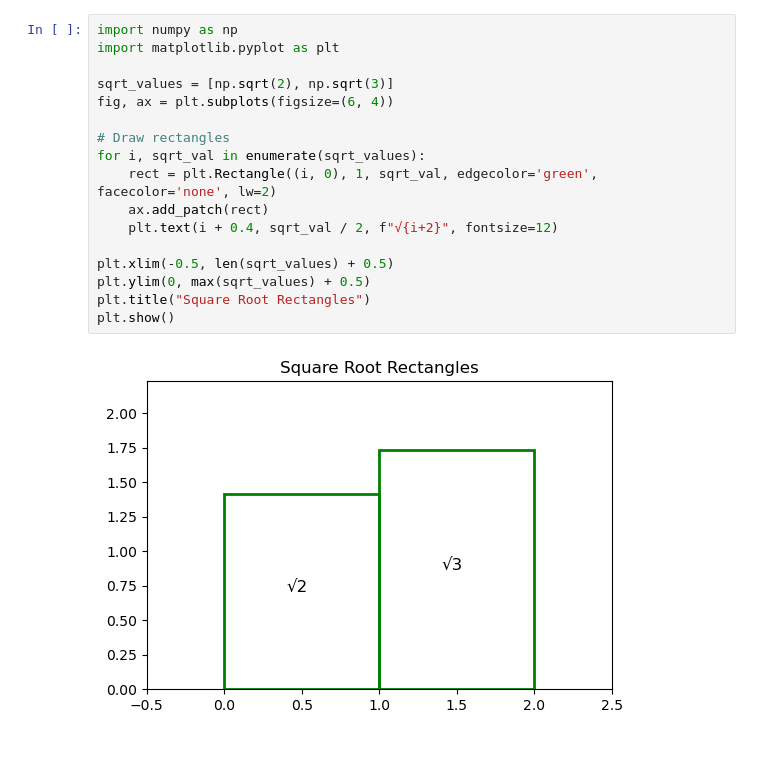
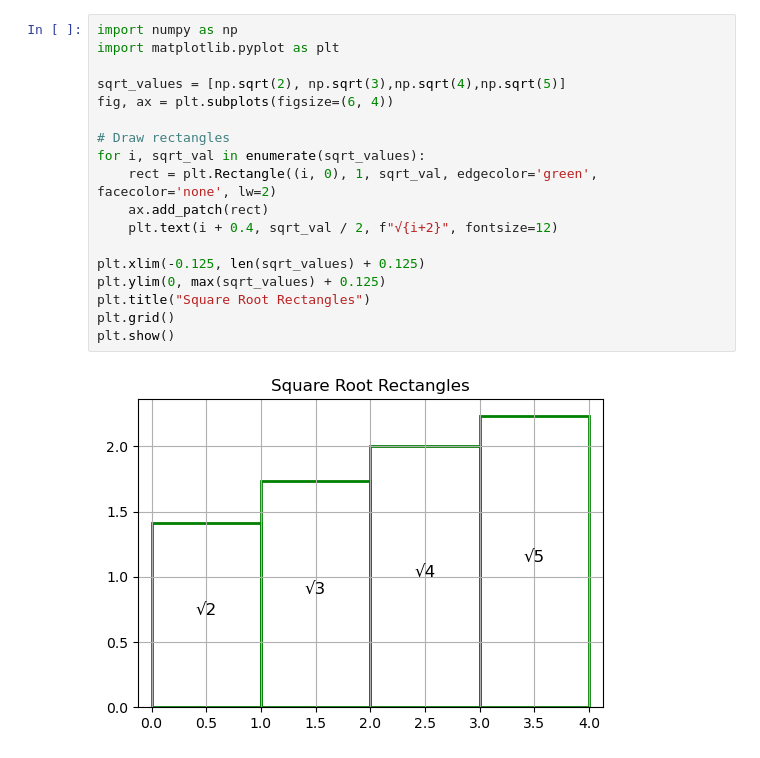
Before and after one commit to jagdevsinghdosanjh/MathDataExploration, a Jupyter notebook: anaconda_projects/db/square_root_rectangles.ipynb, the cells around one changed output. Saved outputs shown, nothing was run; the diff lists cells and outputs as text.

```diff
--- a/anaconda_projects/db/square_root_rectangles.ipynb
+++ b/anaconda_projects/db/square_root_rectangles.ipynb
@@ -1,19 +1,20 @@
 # %%
 import numpy as np
 import matplotlib.pyplot as plt
 
-sqrt_values = [np.sqrt(2), np.sqrt(3)]
+sqrt_values = [np.sqrt(2), np.sqrt(3),np.sqrt(4),np.sqrt(5)]
 fig, ax = plt.subplots(figsize=(6, 4))
 
 # Draw rectangles
 for i, sqrt_val in enumerate(sqrt_values):
     rect = plt.Rectangle((i, 0), 1, sqrt_val, edgecolor='green', facecolor='none', lw=2)
     ax.add_patch(rect)
     plt.text(i + 0.4, sqrt_val / 2, f"√{i+2}", fontsize=12)
 
-plt.xlim(-0.5, len(sqrt_values) + 0.5)
-plt.ylim(0, max(sqrt_values) + 0.5)
+plt.xlim(-0.125, len(sqrt_values) + 0.125)
+plt.ylim(0, max(sqrt_values) + 0.125)
 plt.title("Square Root Rectangles")
+plt.grid()
 plt.show()
 # %% [output]
-[figure, old version]
+[figure, new version]
```
Also changed, not shown: 4 other files.
